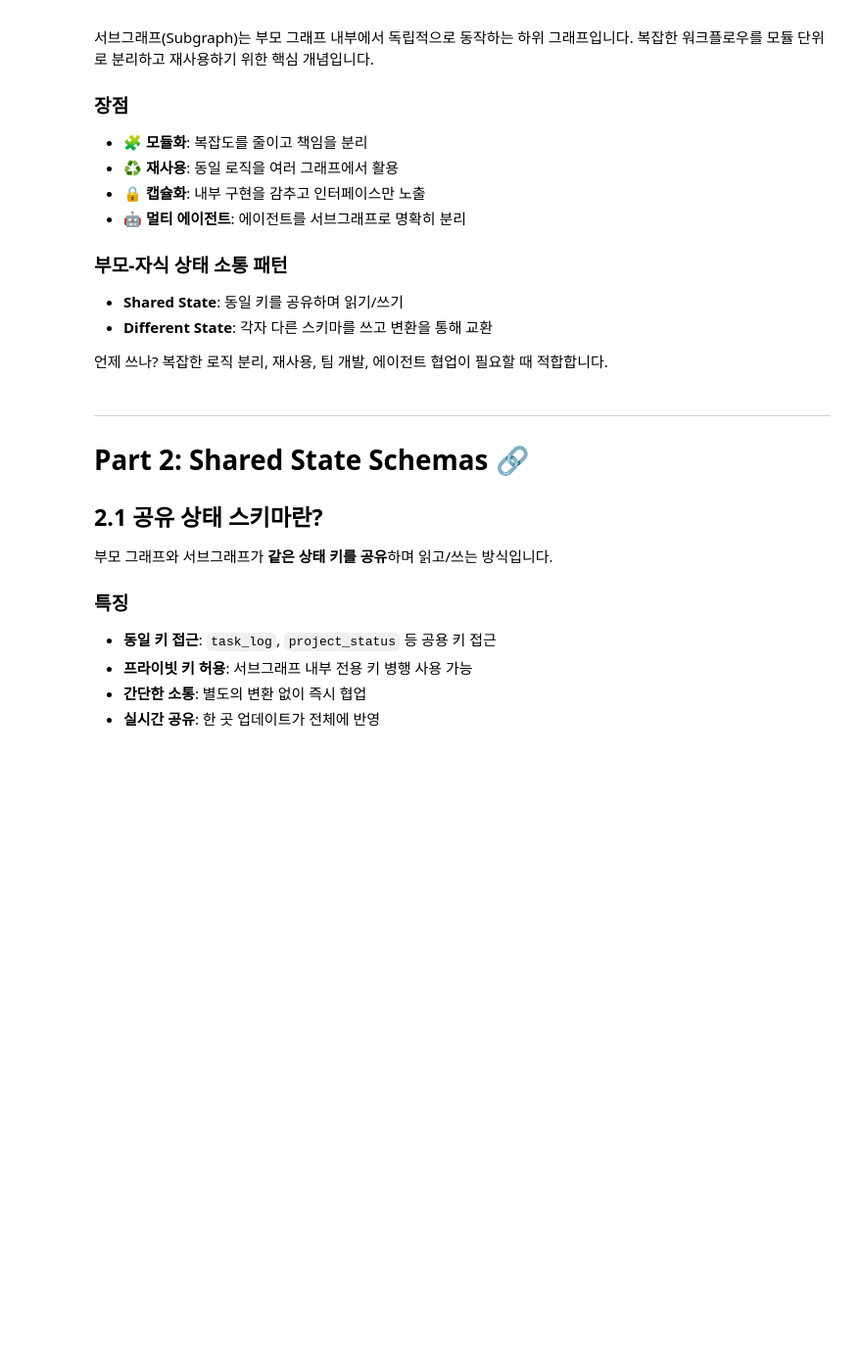
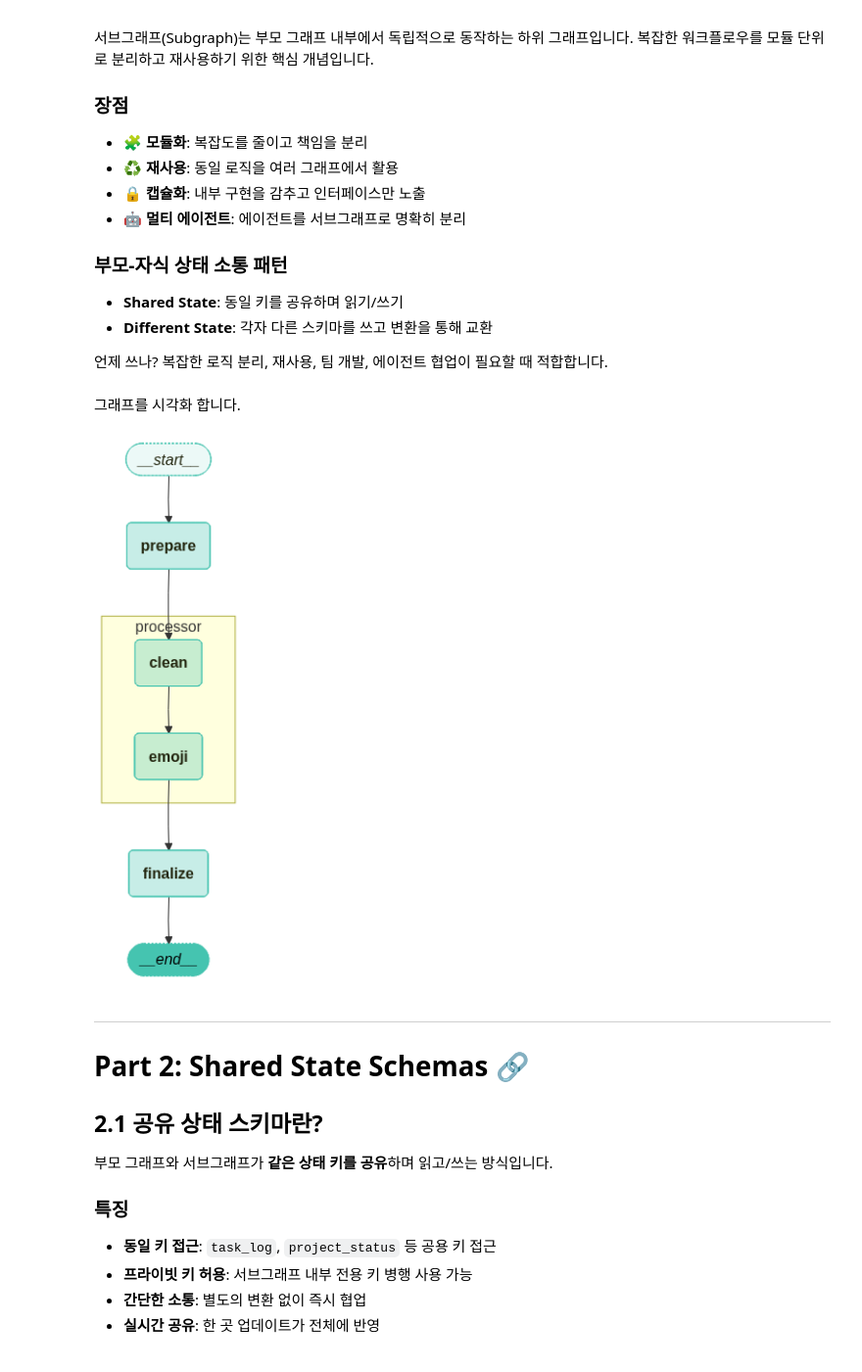
Before and after one commit to teddynote-lab/langgraph-tutorial, a Jupyter notebook: 01-QuickStart/03-QuickStart-LangGraph-Subgraph.ipynb, the cells around one changed output. Shown: that part at 98% size. Drawn from its saved outputs; the diff is of its cells as text; code cells hidden in the pictures; blank space fills up the shorter version.

```diff
--- a/01-QuickStart/03-QuickStart-LangGraph-Subgraph.ipynb
+++ b/01-QuickStart/03-QuickStart-LangGraph-Subgraph.ipynb
@@ -147,3 +147,11 @@ print("✅ 서브그래프 기본 예제 생성 완료!")
+# %% [markdown]
+그래프를 시각화 합니다.
+# %%
+from langchain_teddynote.graphs import visualize_graph
+
+visualize_graph(simple_graph, xray=True)
+# %% [output]
+[figure, added]
 # %% [markdown]
 ---
 
```
Also changed, not shown: parts of 15 cells of this notebook, 5 other files.
